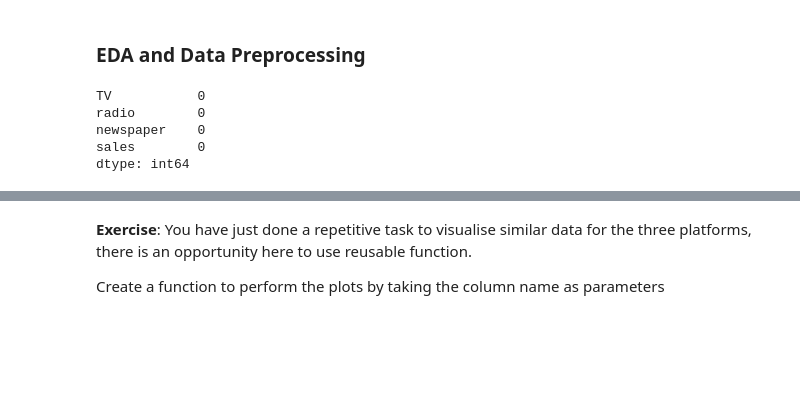
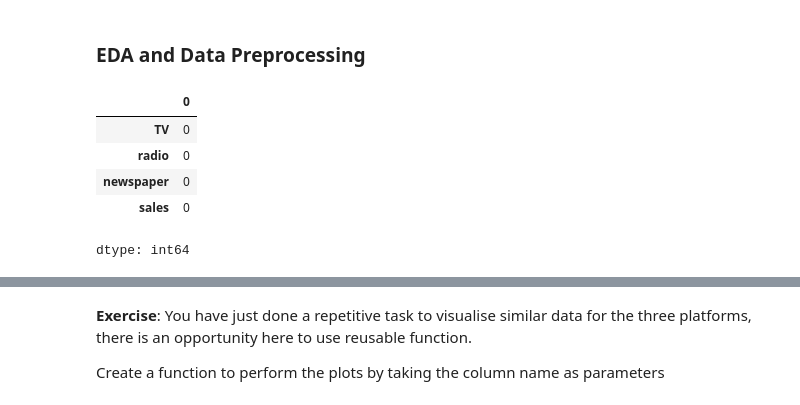
Before and after one commit to flaviarbatista/Assignments, a Jupyter notebook: Lab_6.ipynb, the cells around one changed output, grey strips where cells are left out. Cells and saved outputs as stored; diff of their text form; code cells hidden in the pictures; blank space fills up the shorter version.

```diff
--- a/Lab_6.ipynb
+++ b/Lab_6.ipynb
@@ -81,12 +86,13 @@ FileNotFoundError: [Errno 2] No such file or directory: '/content/drive/MyDrive/
 # %%
 # Let’s have a look at whether this dataset contains any null values or not
 
-print(data.isnull().sum())
+data.isnull().sum()
 # %% [output]
+|  | 0 |
+| TV | 0 |
+| radio | 0 |
+| newspaper | 0 |
+| sales | 0 |
-TV           0
-radio        0
-newspaper    0
-sales        0
 dtype: int64
 # %%
 # Let's Visualise the data
```
Also changed, not shown: parts of 8 cells of this notebook.
